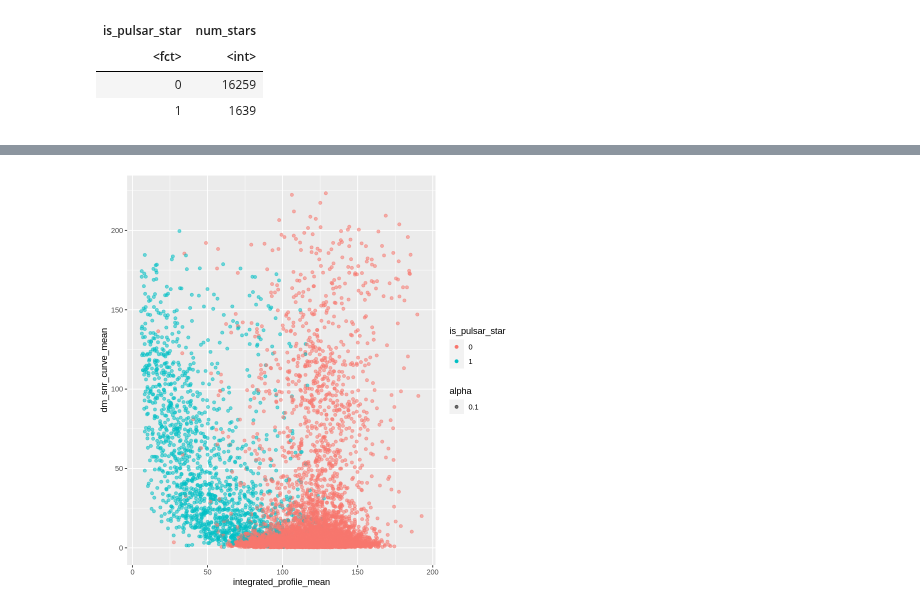
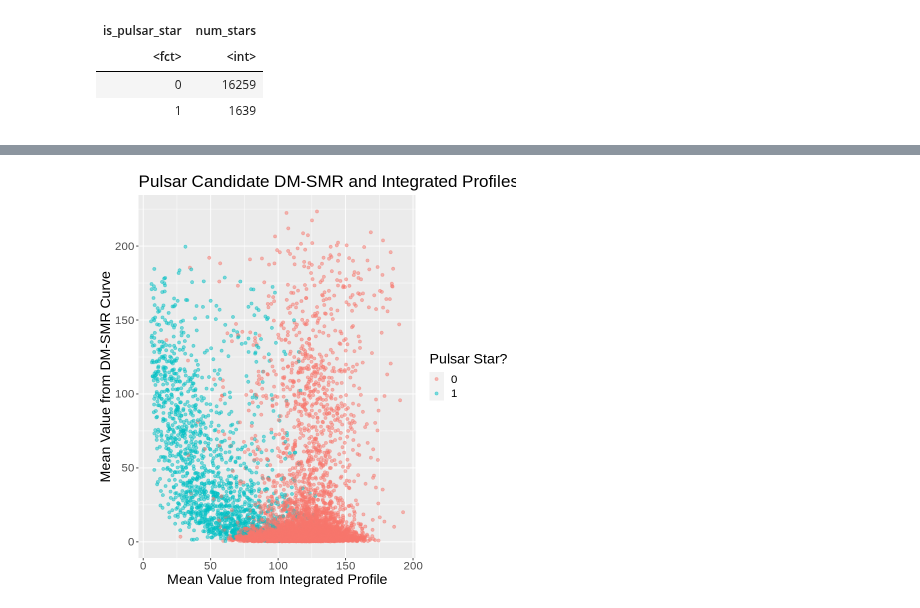
Before and after one commit to rosalieytz/dsci-100-2023w2-group10, a Jupyter notebook: Proposal.ipynb, the cells around one changed output, grey strips where cells are left out. Saved outputs shown, nothing was run; the diff lists cells and outputs as text; code cells hidden in the pictures.

Commit message:
Edited scatterplot visualization
- added x axis
- added y axis
- added title
- changed alpha value & theme

```diff
--- a/Proposal.ipynb
+++ b/Proposal.ipynb
@@ -60,6 +60,11 @@ A tibble: 2 × 9
 | 1 | 56.69061 | 38.71060 | 3.1306554 | 15.553576 | ... |
 # %%
 ggplot(star_data, aes(x = integrated_profile_mean, y = dm_snr_curve_mean, color = is_pulsar_star)) +
-    geom_point(aes(alpha=0.1))
+    geom_point(alpha=0.5) +
+    labs(x = "Mean Value from Integrated Profile",
+         y = "Mean Value from DM-SMR Curve",
+         color = "Pulsar Star?") +
+    ggtitle("Pulsar Candidate DM-SMR and Integrated Profiles") +
+    theme(text = element_text(size = 17))
 # %% [output]
-[figure, old version]
+[figure, new version]
```
